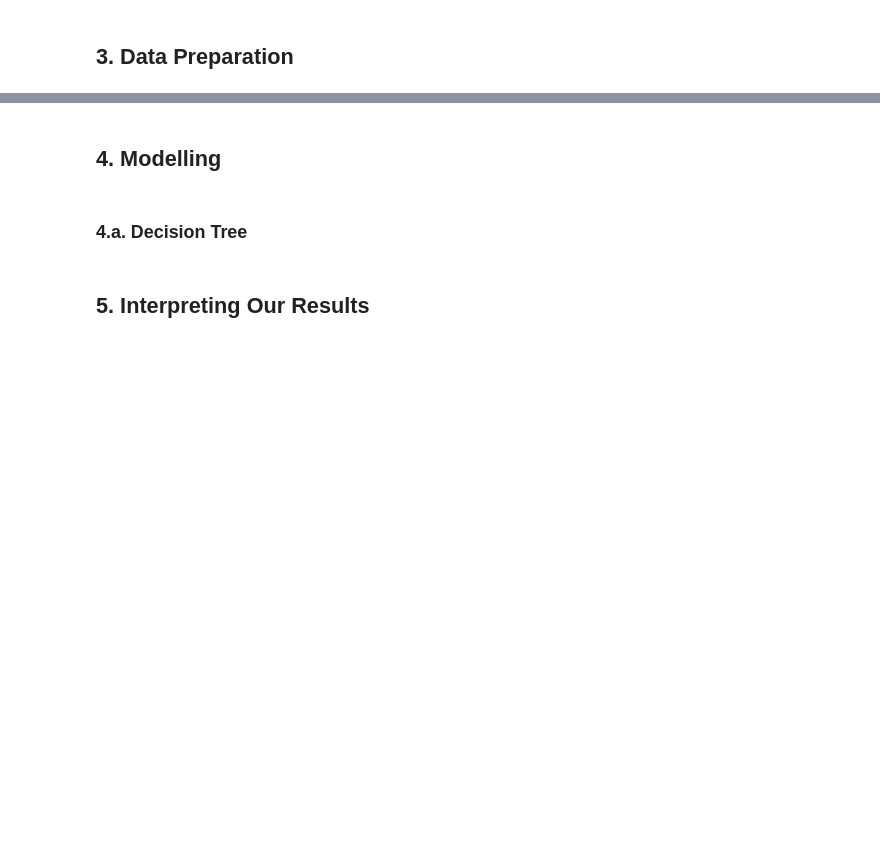
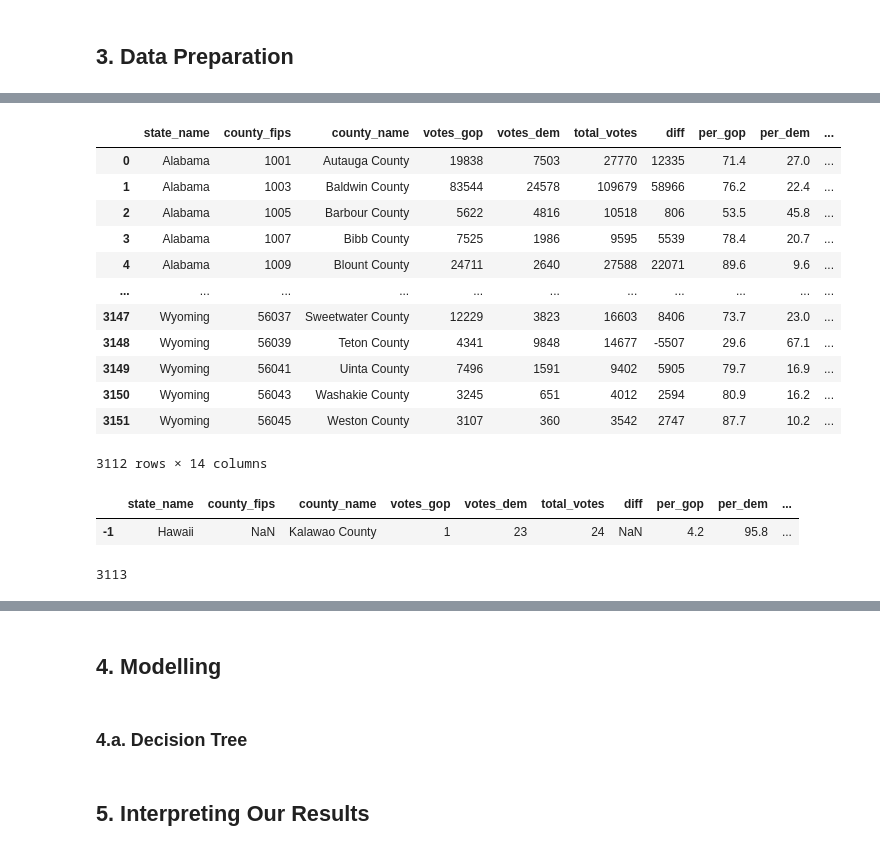
Before and after one commit to natehiatt/covid_vax_project, a Jupyter notebook: Final.ipynb, the cells around one changed output, grey strips where cells are left out. Drawn from its saved outputs; the diff is of its cells as text; code cells hidden in the pictures; blank space fills up the shorter version.

```diff
--- a/Final.ipynb
+++ b/Final.ipynb
@@ -16,2 +18,13 @@
 # %% [markdown]
 ## 3. Data Preparation
+# %%
+import pandas as pd
+import numpy as np
+import matplotlib.pyplot as plt
+
+census_race = pd.read_csv('data/cc-est2022-all.csv', encoding="latin-1")
+census_age = pd.read_csv('data/cc-est2022-agesex-all.csv')
+vaccinations = pd.read_csv('data/COVID-19_Vaccinations_by_County.csv')
+election = pd.read_csv('data/2020_US_County_Level_Presidential_Results.csv')
+education = pd.read_excel('data/Education.xlsx')
+poverty = pd.read_excel('data/PovertyEstimates.xlsx')
@@ -17,0 +82,15 @@
+# %%
+# Function to remove territories and Alaska
+def drop_terrs(df, state):
+    df = df[(df[state] != "PR") & (df[state] != "GU") & (df[state] != "VI") & (df[state] != "AK")]
+    return df
+
+# Function to concatenate county and state
+def County_with_State(df, county, state):
+    df["County_with_State"] = df[county] + ", " + df[state]
+
+# Running both on our vaccination data
+vaccinations = drop_terrs(vaccinations, "Recip_State")
+County_with_State(vaccinations, "Recip_County", "Recip_State")
+
+vaccinations["Recip_State"].value_counts().__len__()
@@ -17,0 +223,8 @@
+# %%
+# Adding a third_party column
+election["votes_third_party"] = election["total_votes"] - election["votes_dem"] - election["votes_gop"]
+
+# Rounding percentages
+election["per_third_party"] = round(100 * election["votes_third_party"] / election["total_votes"], 1)
+election['per_gop'] = round(100 * election['per_gop'], 1)
+election['per_dem'] = round(100 * election['per_dem'], 1)
@@ -17,0 +304,8 @@
+# %%
+election = drop_terrs(election, "state_abbrev")
+County_with_State(election, "county_name", "state_abbrev")
+num_states = election["state_abbrev"].value_counts().__len__()
+num_counties = election["County_with_State"].value_counts().__len__()
+
+print('Number of states in election dataset: ', num_states)
+print('Number of unique counties in election dataset: ', num_counties)
@@ -17,0 +338,16 @@
+# %%
+election
+# %% [output]
+|  | state_name | county_fips | county_name | votes_gop | votes_dem | total_votes | diff | per_gop | per_dem | ... |
+| 0 | Alabama | 1001 | Autauga County | 19838 | 7503 | 27770 | 12335 | 71.4 | 27.0 | ... |
+| 1 | Alabama | 1003 | Baldwin County | 83544 | 24578 | 109679 | 58966 | 76.2 | 22.4 | ... |
+| 2 | Alabama | 1005 | Barbour County | 5622 | 4816 | 10518 | 806 | 53.5 | 45.8 | ... |
+| 3 | Alabama | 1007 | Bibb County | 7525 | 1986 | 9595 | 5539 | 78.4 | 20.7 | ... |
+| 4 | Alabama | 1009 | Blount County | 24711 | 2640 | 27588 | 22071 | 89.6 | 9.6 | ... |
+| ... | ... | ... | ... | ... | ... | ... | ... | ... | ... | ... |
+| 3147 | Wyoming | 56037 | Sweetwater County | 12229 | 3823 | 16603 | 8406 | 73.7 | 23.0 | ... |
+| 3148 | Wyoming | 56039 | Teton County | 4341 | 9848 | 14677 | -5507 | 29.6 | 67.1 | ... |
+| 3149 | Wyoming | 56041 | Uinta County | 7496 | 1591 | 9402 | 5905 | 79.7 | 16.9 | ... |
+| 3150 | Wyoming | 56043 | Washakie County | 3245 | 651 | 4012 | 2594 | 80.9 | 16.2 | ... |
+| 3151 | Wyoming | 56045 | Weston County | 3107 | 360 | 3542 | 2747 | 87.7 | 10.2 | ... |
+3112 rows × 14 columns
@@ -17,0 +363,10 @@
+# %%
+election[election["County_with_State"] == "Kalawao County, HI"]
+# %% [output]
+|  | state_name | county_fips | county_name | votes_gop | votes_dem | total_votes | diff | per_gop | per_dem | ... |
+| -1 | Hawaii | NaN | Kalawao County | 1 | 23 | 24 | NaN | 4.2 | 95.8 | ... |
+# %%
+# gets us back to 3,113 counties
+election["County_with_State"].value_counts().__len__()
+# %% [output]
+3113
```
Also changed, not shown: parts of 89 cells of this notebook, 1 other file.
